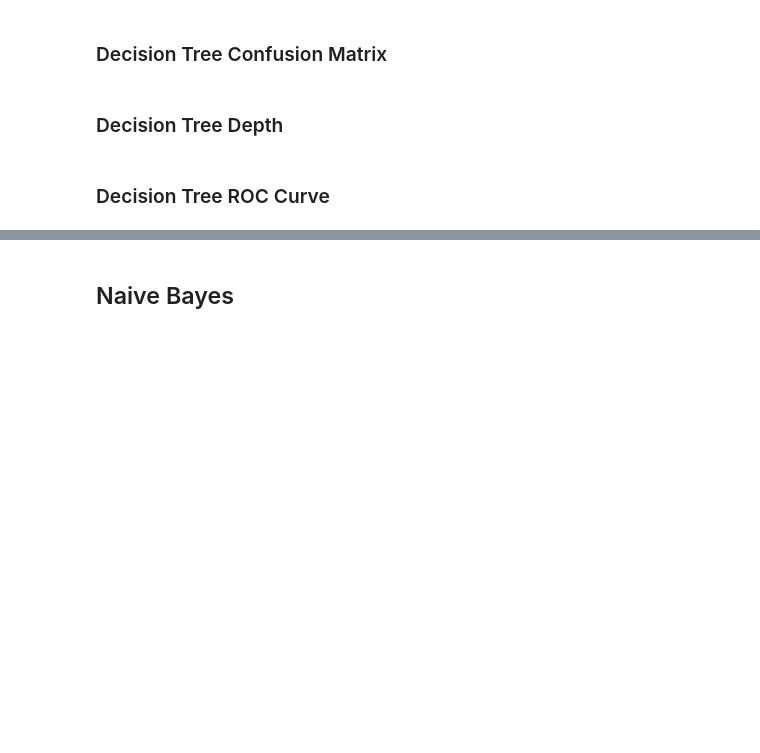
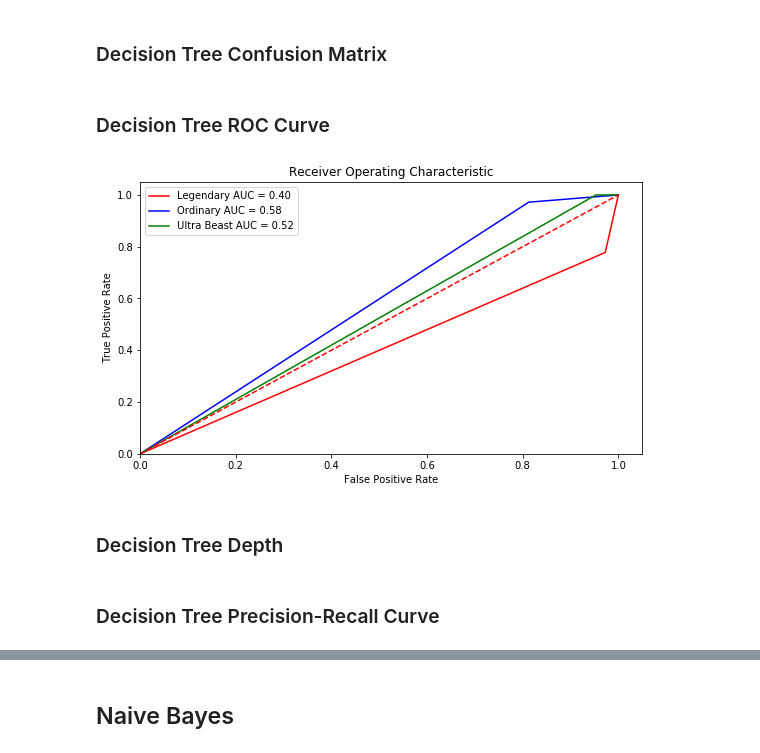
Before and after one commit to pandabytes/PokemonDatamining, a Jupyter notebook: predictors/Pokemon.ipynb, the cells around one changed output, grey strips where cells are left out. Drawn from its saved outputs; the diff is of its cells as text; code cells hidden in the pictures; blank space fills up the shorter version.

Commit message:
Add function to generate threshold for PR curve
* Add comments
* Draw Precision-Recall curve

```diff
--- a/predictors/Pokemon.ipynb
+++ b/predictors/Pokemon.ipynb
@@ -235,5 +166,0 @@ thresholds
-# %%
-# Use Decision Tree to train on the training set and predict on the test set
-dtree = dt.DecisionTree(target, maxDepth=4)
-dtree.train(training)
-dtPred = dtree.classify(test.drop([target], axis=1))
@@ -264,22 +183,0 @@ from sklearn.preprocessing import label_binarize
-# %%
-
-yhat = [v[0] for v in dtPred.values]
-yhatProb = [v[1] for v in dtPred.values]
-ytrue = test[target]
-# ytrue = []
-# for v in test[target]:
-#     if (v == "Ordinary"):
-#         ytrue.append(0)
-#     elif (v == "Legendary"):
-#         ytrue.append(1)
-#     else:
-#         ytrue.append(2)
-
-
-precision = dict()
-recall = dict()
-avgPrec = dict()
-
-for label in labels:
-    precision[label], recall[label], _ = precision_recall_curve(ytrue, yhatProb, pos_label=label)
-    #avgPrec[label] = average_precision_score(ytrue, yhatProb)
@@ -289,3 +184,23 @@ for i in labels:
+# %% [markdown]
+### Decision Tree ROC Curve
+# %%
+# For each label, treat other labels as "negative"
+for label in Labels:
+    c = LabelColors[label]
+    fpr, tpr, rocThresholds = roc_curve(y_true=test[Target], y_score=[v[1] for v in dtPred.values], pos_label=label)
+    rocAuc = auc(fpr, tpr)
+    plt.plot(fpr, tpr, c, label='{0} AUC = {1:.2f}'.format(label, rocAuc))
+
+plt.title('Receiver Operating Characteristic')
+plt.legend(loc='best')
+plt.plot([0,1],[0,1],'r--')
+plt.xlim([0, 1.05])
+plt.ylim([0, 1.05])
+plt.ylabel('True Positive Rate')
+plt.xlabel('False Positive Rate')
+plt.show()
+# %% [output]
+[figure, added]
 # %% [markdown]
 ### Decision Tree Depth
 # %%
@@ -304,4 +219,4 @@ plt.xlabel("Tree Depth")
 plt.ylabel("Error Rate")
 plt.show()
 # %% [markdown]
-### Decision Tree ROC Curve
+### Decision Tree Precision-Recall Curve
```
Also changed, not shown: parts of 47 cells of this notebook, 3 other files.
